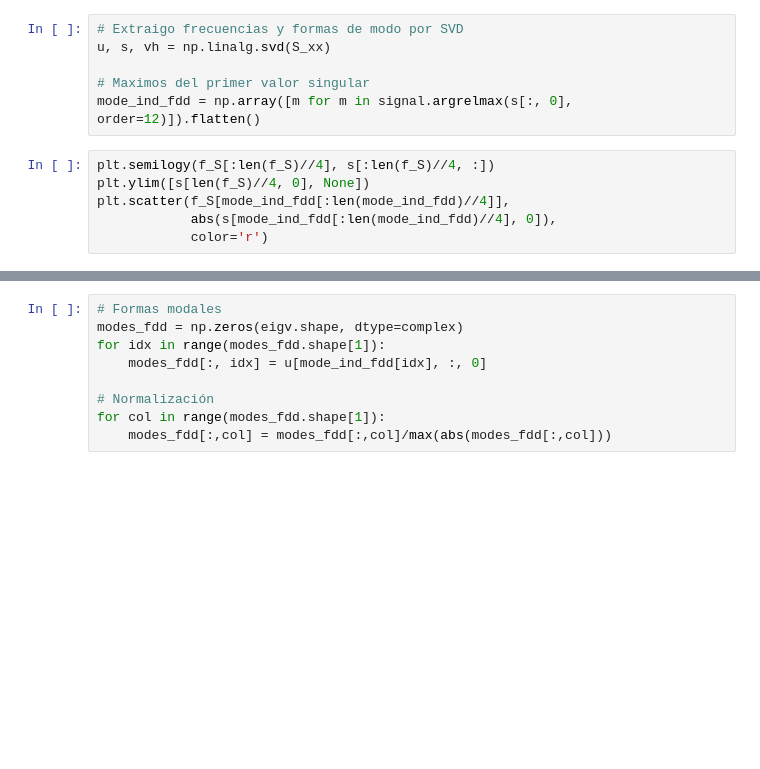
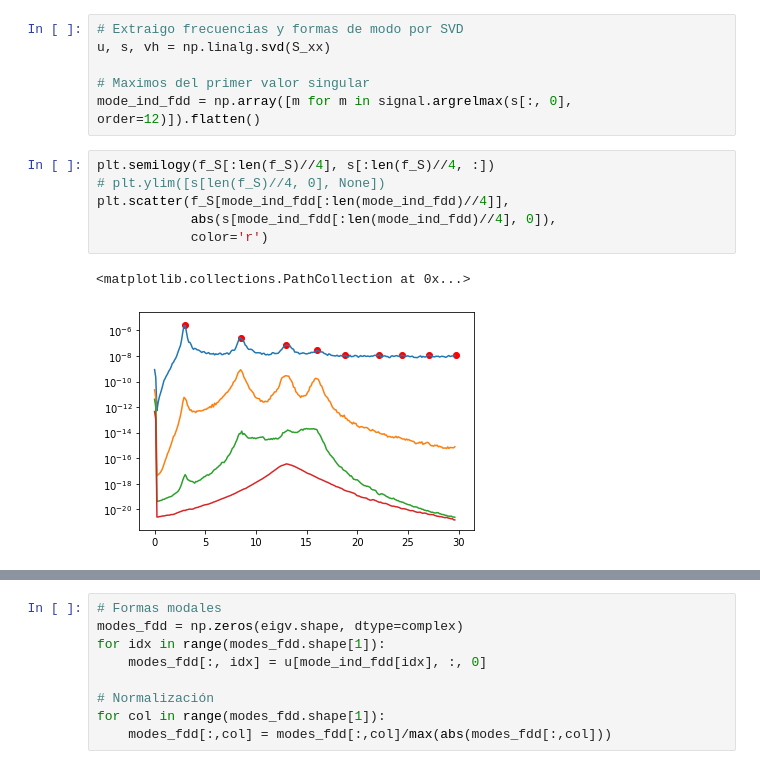
Before and after one commit to rafadodo/atelier, a Jupyter notebook: 4_story_building.ipynb, the cells around one changed output, grey strips where cells are left out. Drawn from its saved outputs; the diff is of its cells as text; blank space fills up the shorter version.

```diff
--- a/4_story_building.ipynb
+++ b/4_story_building.ipynb
@@ -290,10 +368,13 @@ u, s, vh = np.linalg.svd(S_xx)
 mode_ind_fdd = np.array([m for m in signal.argrelmax(s[:, 0], order=12)]).flatten()
 # %%
 plt.semilogy(f_S[:len(f_S)//4], s[:len(f_S)//4, :])
-plt.ylim([s[len(f_S)//4, 0], None])
+# plt.ylim([s[len(f_S)//4, 0], None])
 plt.scatter(f_S[mode_ind_fdd[:len(mode_ind_fdd)//4]],
             abs(s[mode_ind_fdd[:len(mode_ind_fdd)//4], 0]),
             color='r')
+# %% [output]
+<matplotlib.collections.PathCollection at 0x...>
+[figure, added]
 # %%
 f_fdd = f_S[mode_ind_fdd[:4]]
 err_f_fdd = (f_fdd - f_modes)/f_modes*100
```
Also changed, not shown: parts of 34 cells of this notebook.
